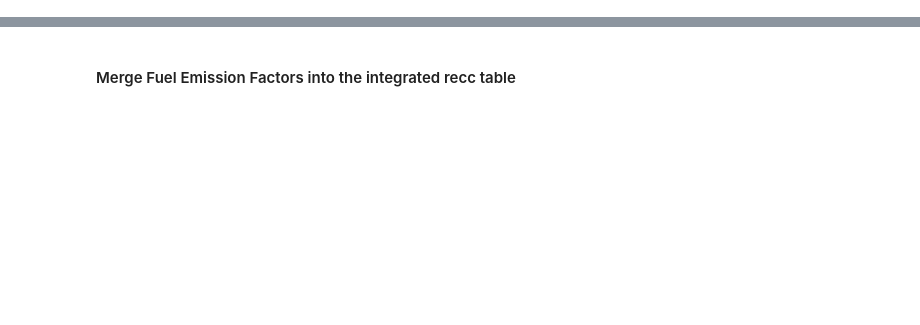
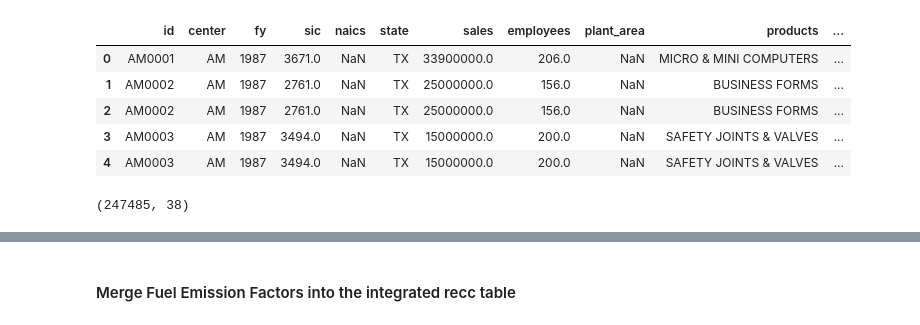
Before and after one commit to IndustrialEnergy/dataintegration, a Jupyter notebook: src/notebooks/emissions.ipynb, the cells around one changed output, grey strips where cells are left out. Saved outputs shown, nothing was run; the diff lists cells and outputs as text; code cells hidden in the pictures; blank space fills up the shorter version.

```diff
--- a/src/notebooks/emissions.ipynb
+++ b/src/notebooks/emissions.ipynb
@@ -35,3 +87,12 @@ recc_integrated_ppi_df[recc_integrated_ppi_df['superid']=='AM043901']
+# %%
+assess_df.head()
+# %% [output]
+|  | id | center | fy | sic | naics | state | sales | employees | plant_area | products | ... |
+| 0 | AM0001 | AM | 1987 | 3671.0 | NaN | TX | 33900000.0 | 206.0 | NaN | MICRO & MINI COMPUTERS | ... |
+| 1 | AM0002 | AM | 1987 | 2761.0 | NaN | TX | 25000000.0 | 156.0 | NaN | BUSINESS FORMS | ... |
+| 2 | AM0002 | AM | 1987 | 2761.0 | NaN | TX | 25000000.0 | 156.0 | NaN | BUSINESS FORMS | ... |
+| 3 | AM0003 | AM | 1987 | 3494.0 | NaN | TX | 15000000.0 | 200.0 | NaN | SAFETY JOINTS & VALVES | ... |
+| 4 | AM0003 | AM | 1987 | 3494.0 | NaN | TX | 15000000.0 | 200.0 | NaN | SAFETY JOINTS & VALVES | ... |
 # %%
 # add Sector and state attributes to recc_integrated_ppi_df from assess_df
 # integrate assess_df into
@@ -41,3 +102,7 @@ integrated_ppi_df = pd.merge(recc_integrated_ppi_df, assess_df,
                              how='left')
 
 integrated_ppi_df.drop_duplicates(inplace = True)
+# %%
+integrated_ppi_df.shape #(247485, 39) (247485, 38)
+# %% [output]
+(247485, 38)
```
Also changed, not shown: parts of 20 cells of this notebook, 4 other files.
